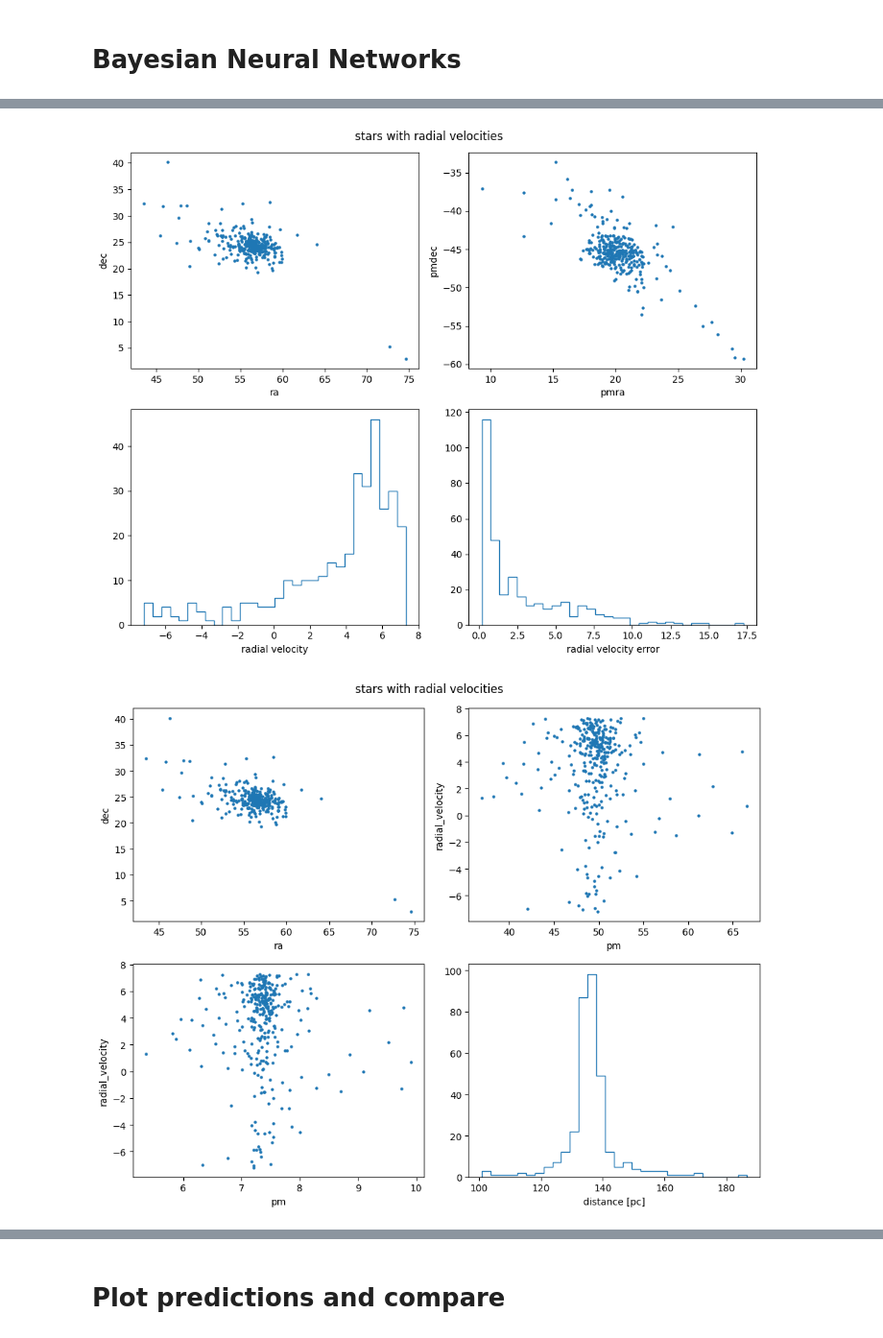
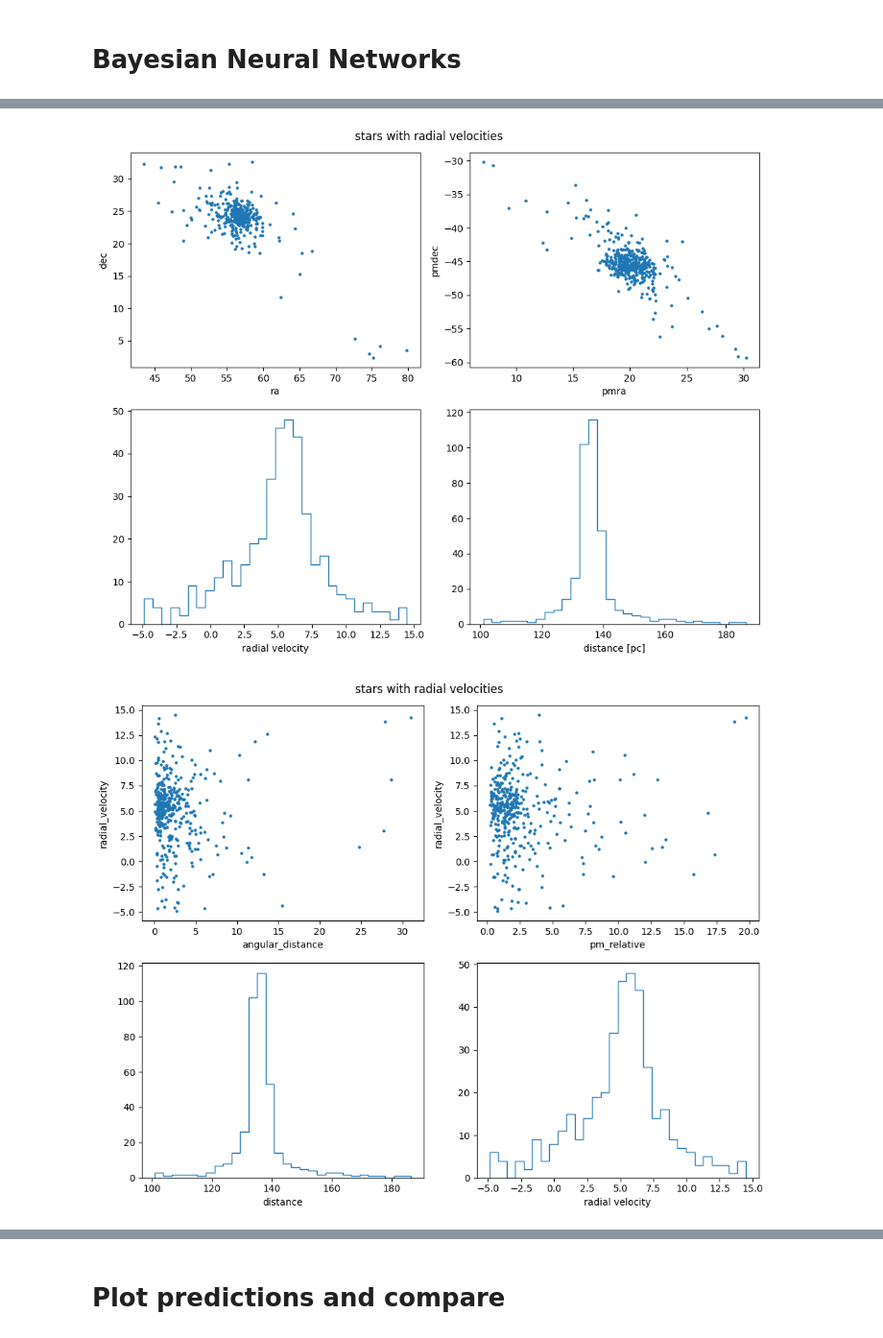
Before and after one commit to stevenalfonso/radial-velocity, a Jupyter notebook: rv_bayesian.ipynb, the cells around one changed output, grey strips where cells are left out. Shown at 96% size. Saved outputs shown, nothing was run; the diff lists cells and outputs as text; code cells hidden in the pictures.

```diff
--- a/rv_bayesian.ipynb
+++ b/rv_bayesian.ipynb
@@ -11,13 +11,20 @@ from sklearn.model_selection import train_test_split
 from sklearn.metrics import mean_absolute_error
 # %%
 cluster_candidates = pd.read_csv('../PleiadesTidalTails/data/clean.csv')
-cluster_candidates['distance'] = 1000./ cluster_candidates['parallax']
+#cluster_candidates['distance'] = 1000./ cluster_candidates['parallax']
 
 scaler_astrometry = StandardScaler()
 scaler_rv = StandardScaler()
 
 #cluster_candidates[['ra','dec','pmra','pmdec','parallax']] = scaler_astrometry.fit_transform(cluster_candidates[['ra','dec','pmra','pmdec','parallax']])
 #cluster_candidates[['radial_velocity']] = scaler_rv.fit_transform(cluster_candidates[['radial_velocity']])
+ra_mean = np.median(cluster_candidates['ra'])
+dec_mean = np.median(cluster_candidates['dec'])
+pmra_mean = np.median(cluster_candidates['pmra'])
+pmdec_mean = np.median(cluster_candidates['pmdec'])
+
+cluster_candidates['angular_distance'] = np.sqrt((cluster_candidates['ra'] - ra_mean)**2 + (cluster_candidates['dec'] - dec_mean)**2)
+cluster_candidates['pm_relative'] = np.sqrt((cluster_candidates['pmra'] - pmra_mean)**2 + (cluster_candidates['pmdec'] - pmdec_mean)**2)
 
 del cluster_candidates['Unnamed: 0']
 
@@ -26,8 +33,9 @@ print(len(cluster_candidates))
 cluster_candidates_rv = cluster_candidates[~cluster_candidates['radial_velocity'].isna()]
 #cluster_candidates_rv = cluster_candidates_rv[~cluster_candidates_rv['radial_velocity_error'].isna()]
 print(len(cluster_candidates_rv))
-cluster_candidates_rv = cluster_candidates_rv[(np.abs(cluster_candidates_rv['radial_velocity']) <= \
-    0.2*np.std(cluster_candidates_rv['radial_velocity']))]
+# cluster_candidates_rv = cluster_candidates_rv[(np.abs(cluster_candidates_rv['radial_velocity']) <= \
+#     0.5*np.std(cluster_candidates_rv['radial_velocity']))]
+cluster_candidates_rv = cluster_candidates_rv[(cluster_candidates_rv['radial_velocity'] >= -5.) & (cluster_candidates_rv['radial_velocity'] <= 15.)]
 cluster_candidates_rv.info()
 # %% [output]
 1502
@@ -63,34 +71,32 @@ ax[0,1].set_ylabel('pmdec')
 ax[1,0].hist(cluster_candidates_rv['radial_velocity'], bins=30, density=False, histtype='step')
 ax[1,0].set_xlabel('radial velocity')
 
-ax[1,1].hist(cluster_candidates_rv['radial_velocity_error'], bins=30, histtype='step', density=False)
-ax[1,1].set_xlabel('radial velocity error')
+ax[1,1].hist(cluster_candidates_rv['distance'], bins=30, histtype='step', density=False)
+ax[1,1].set_xlabel('distance [pc]')
 fig.tight_layout()
 plt.show()
 # %% [output]
-[figure, old version]
+[figure, new version]
 # %%
 fig, ax = plt.subplots(2,2, figsize=(10,8))
 
 fig.suptitle('stars with radial velocities')
 
-ax[0,0].scatter(cluster_candidates_rv['ra'], cluster_candidates_rv['dec'], s=5)
-ax[0,0].set_xlabel('ra')
-ax[0,0].set_ylabel('dec')
+ax[0,0].scatter(cluster_candidates_rv['angular_distance'], cluster_candidates_rv['radial_velocity'], s=5)
+ax[0,0].set_xlabel('angular_distance')
+ax[0,0].set_ylabel('radial_velocity')
 
-pm_total = np.sqrt(cluster_candidates_rv['pmra']**2 + cluster_candidates_rv['pmdec']**2)
-ax[0,1].scatter(pm_total, cluster_candidates_rv['radial_velocity'], s=5)
-ax[0,1].set_xlabel('pm')
+ax[0,1].scatter(cluster_candidates_rv['pm_relative'], cluster_candidates_rv['radial_velocity'], s=5)
+ax[0,1].set_xlabel('pm_relative')
 ax[0,1].set_ylabel('radial_velocity')
 
-ax[1,0].scatter(cluster_candidates_rv['parallax'], cluster_candidates_rv['radial_velocity'], s=5)
-ax[1,0].set_xlabel('pm')
-ax[1,0].set_ylabel('radial_velocity')
+ax[1,0].hist(cluster_candidates_rv['distance'], bins=30, histtype='step', density=False)
+ax[1,0].set_xlabel('distance')
 
-ax[1,1].hist(cluster_candidates_rv['distance'], bins=30, density=False, histtype='step')
-ax[1,1].set_xlabel('distance [pc]')
+ax[1,1].hist(cluster_candidates_rv['radial_velocity'], bins=30, density=False, histtype='step')
+ax[1,1].set_xlabel('radial velocity')
 
 fig.tight_layout()
 plt.show()
 # %% [output]
-[figure, old version]
+[figure, new version]
```
Also changed, not shown: parts of 17 cells of this notebook, 1 other file.
